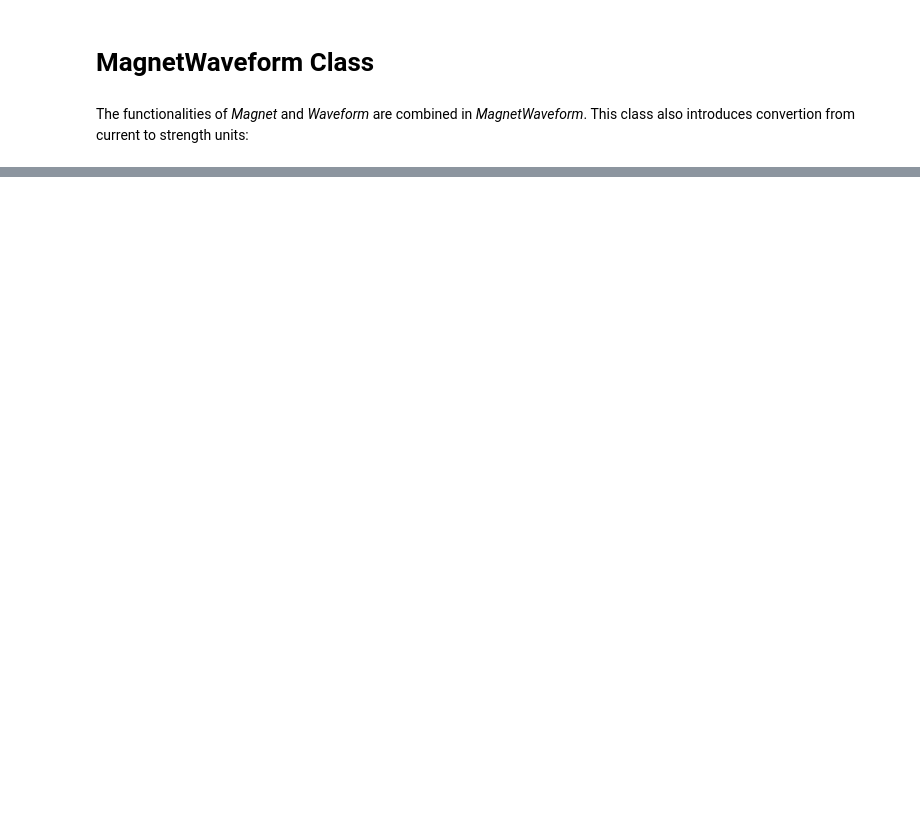
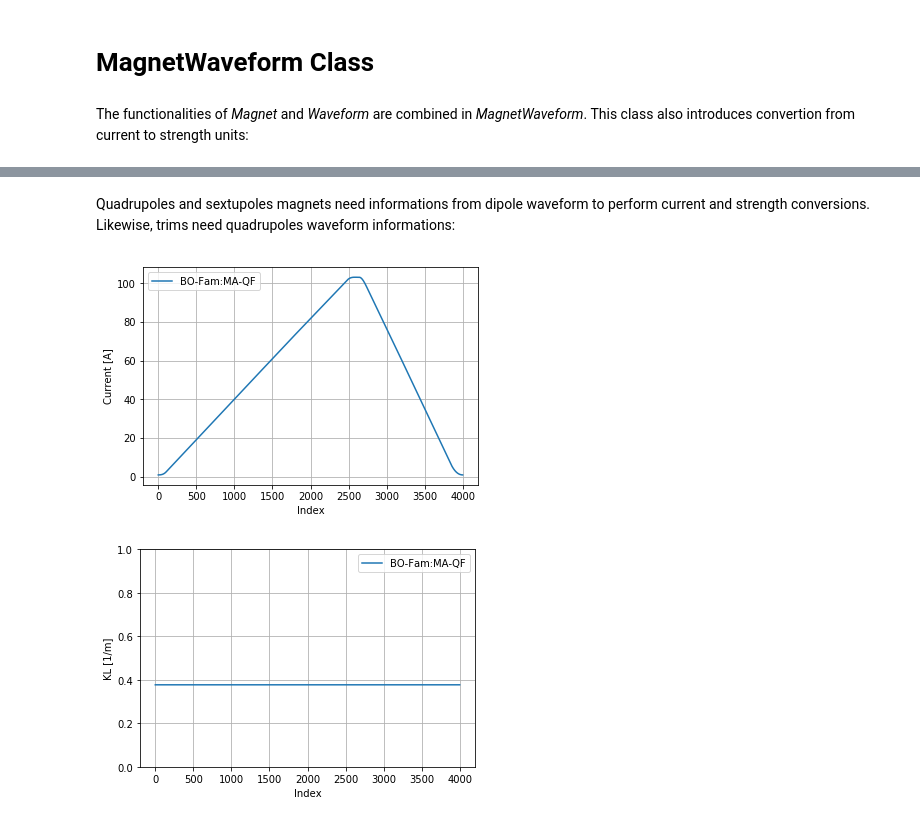
Before and after one commit to lnls-sirius/dev-packages, a Jupyter notebook: siriuspy/examples/ramp2.ipynb, the cells around one changed output, grey strips where cells are left out. Cells and saved outputs as stored; diff of their text form; code cells hidden in the pictures; blank space fills up the shorter version.

```diff
--- a/siriuspy/examples/ramp2.ipynb
+++ b/siriuspy/examples/ramp2.ipynb
@@ -205,19 +215,23 @@ plt.show()
+# %% [markdown]
+Quadrupoles and sextupoles magnets need informations from dipole waveform to perform current and strength conversions. Likewise, trims need quadrupoles waveform informations:
 # %%
-# create QF waveform
-
+# create Booster QF waveform
 qf = MagnetWaveform(maname='BO-Fam:MA-QF', dipole=b)
 
-# plot QF waveform (Current)
+# plot QF Current waveform
 plt.plot(qf.waveform, label=qf.maname)
 plt.legend()
 plt.xlabel('Index'); plt.ylabel('Current [A]')
-plt.grid('On')
+plt.grid('on')
 plt.show()
 
-# plot QF waveform (Strength)
+# plot QF Strength waveform
 plt.plot(qf.strengths, label=qf.maname)
 plt.ylim(0,1.0)
 plt.legend()
 plt.xlabel('Index'); plt.ylabel('KL [1/m]')
-plt.grid('On')
+plt.grid('on')
 plt.show()
+# %% [output]
+[figure, added]
+[figure, added]
```
Also changed, not shown: parts of 14 cells of this notebook, 1 other file.
